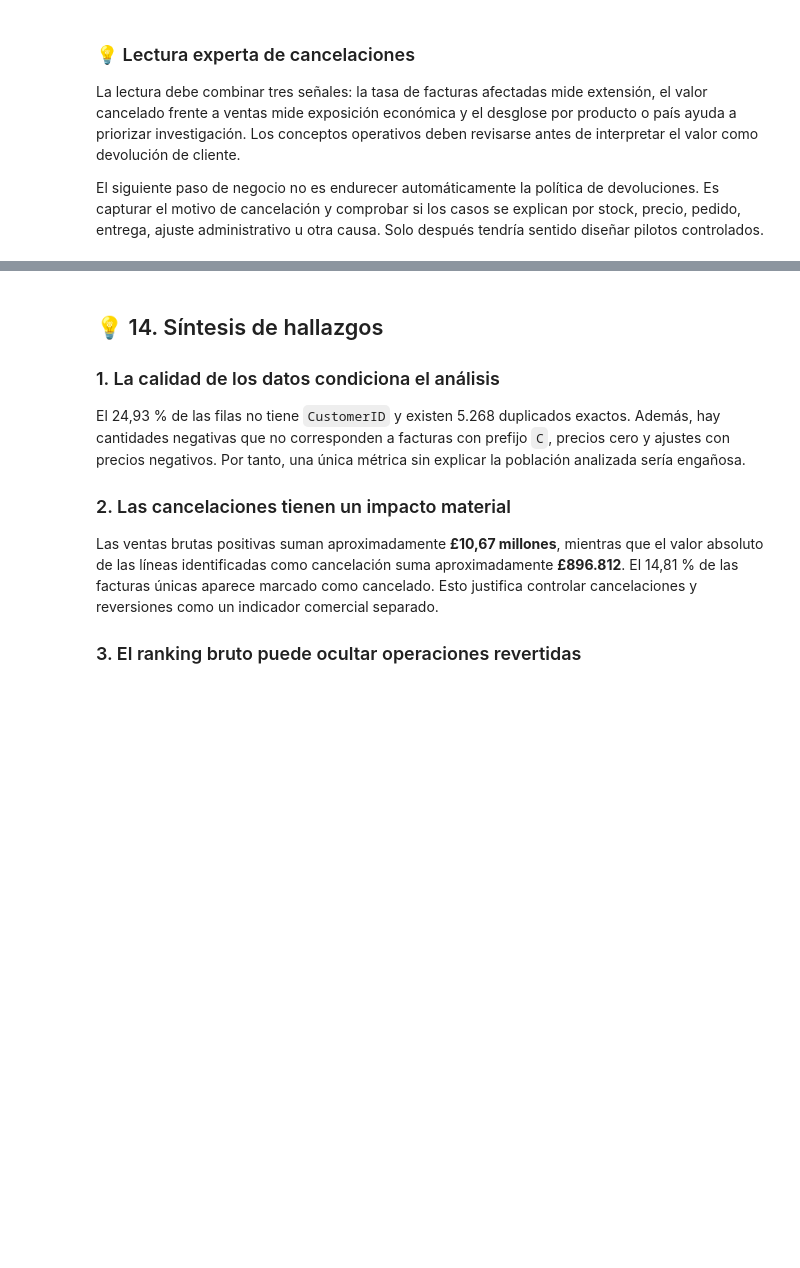
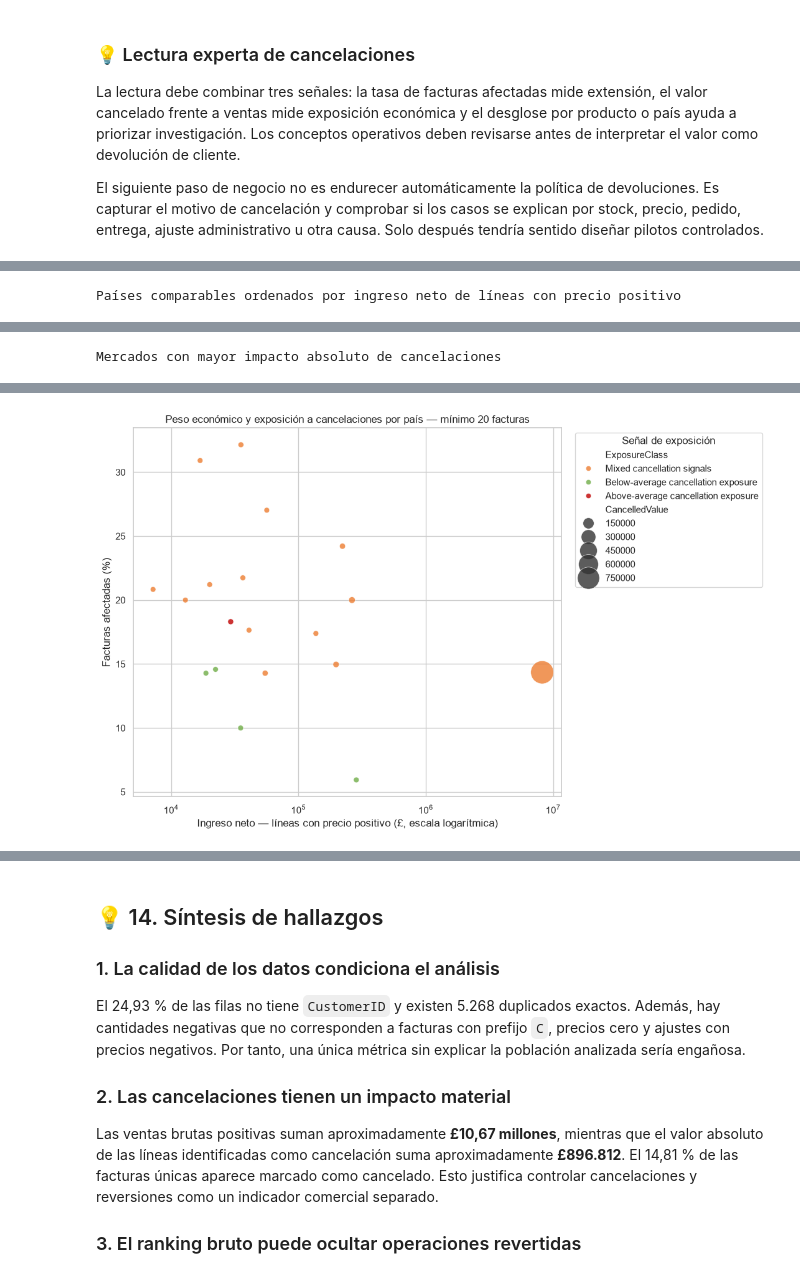
Before and after one commit to davidlafuentem/online-retail-eda, a Jupyter notebook: notebooks/01_online_retail_eda.ipynb, the cells around one changed output, grey strips where cells are left out. Drawn from its saved outputs; the diff is of its cells as text; code cells hidden in the pictures; blank space fills up the shorter version.

Commit message:
feat: add expert country exposure matrix

```diff
--- a/notebooks/01_online_retail_eda.ipynb
+++ b/notebooks/01_online_retail_eda.ipynb
@@ -988,0 +994,45 @@ El siguiente paso de negocio no es endurecer automáticamente la política de de
+# %%
+country_expert = country_performance(data, minimum_invoices=20)
+
+print("Países comparables ordenados por ingreso neto de líneas con precio positivo")
+display(
+    country_expert.loc[country_expert["ComparableExposure"], [
+        "Country", "TotalInvoices", "NetRevenuePositivePriceLines",
+        "NetRevenueSharePct", "NetRevenuePerInvoice",
+        "InvoiceCancellationRatePct", "CancellationValueRatePct", "ExposureClass",
+    ]].head(20)
+)
+
+print("\nMercados con mayor impacto absoluto de cancelaciones")
+display(
+    country_expert.loc[country_expert["ComparableExposure"], [
+        "Country", "TotalInvoices", "CancelledInvoices", "CancelledValue",
+        "InvoiceCancellationRatePct", "CancellationValueRatePct", "ExposureClass",
+    ]].sort_values("CancelledValue", ascending=False).head(15)
+)
+
+plt.figure(figsize=(11, 7))
+plot_data = country_expert.loc[country_expert["ComparableExposure"]].copy()
+sns.scatterplot(
+    data=plot_data,
+    x="NetRevenuePositivePriceLines",
+    y="InvoiceCancellationRatePct",
+    size="CancelledValue",
+    sizes=(40, 700),
+    hue="ExposureClass",
+    palette={
+        "Above-average cancellation exposure": "#C00000",
+        "Below-average cancellation exposure": "#70AD47",
+        "Mixed cancellation signals": "#ED7D31",
+    },
+    alpha=.8,
+)
+plt.xscale("log")
+plt.title("Peso económico y exposición a cancelaciones por país — mínimo 20 facturas")
+plt.xlabel("Ingreso neto — líneas con precio positivo (£, escala logarítmica)")
+plt.ylabel("Facturas afectadas (%)")
+plt.legend(title="Señal de exposición", bbox_to_anchor=(1.02, 1), loc="upper left")
+plt.tight_layout()
+plt.show()
+# %% [output]
+Países comparables ordenados por ingreso neto de líneas con precio positivo
@@ -988,0 +1056 @@ El siguiente paso de negocio no es endurecer automáticamente la política de de
+Mercados con mayor impacto absoluto de cancelaciones
@@ -988,0 +1073 @@ El siguiente paso de negocio no es endurecer automáticamente la política de de
+[figure, added]
```
Also changed, not shown: parts of 4 cells of this notebook, 4 other files.
